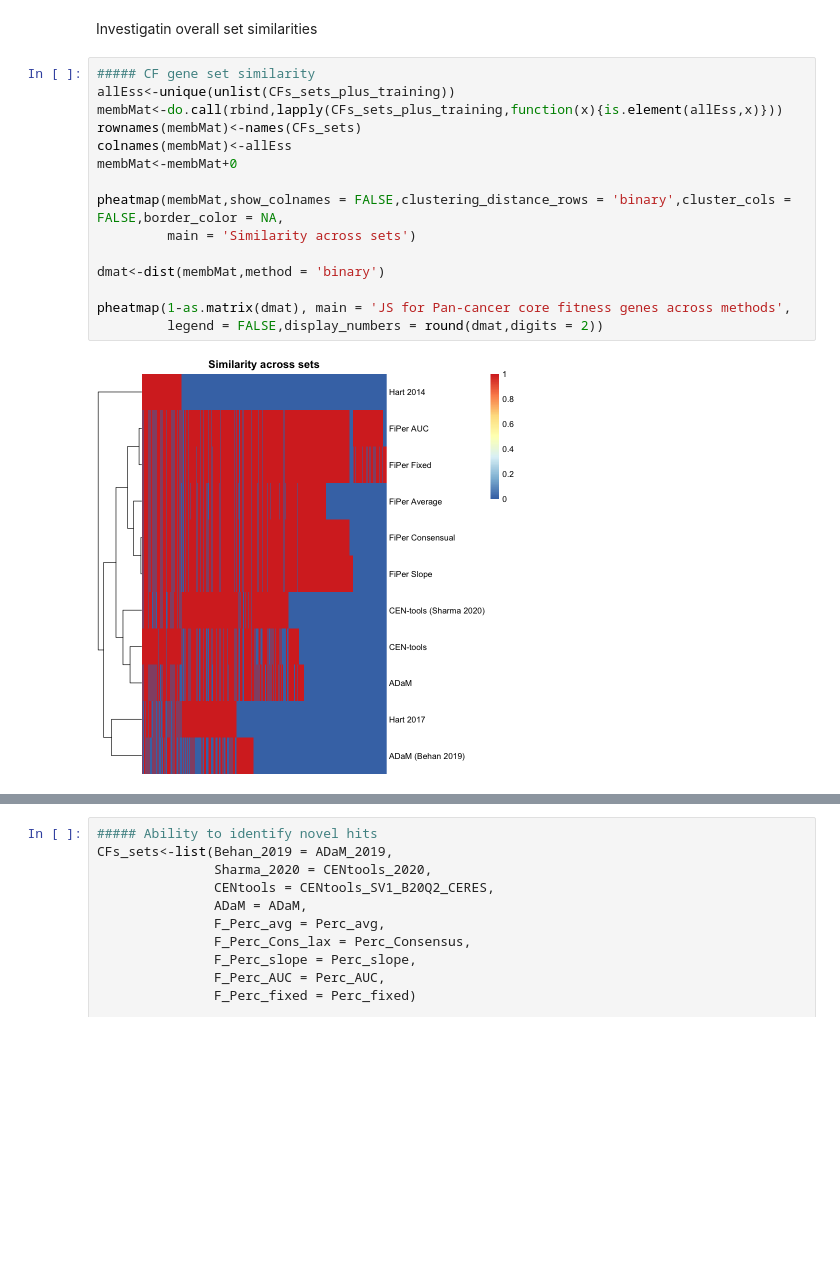
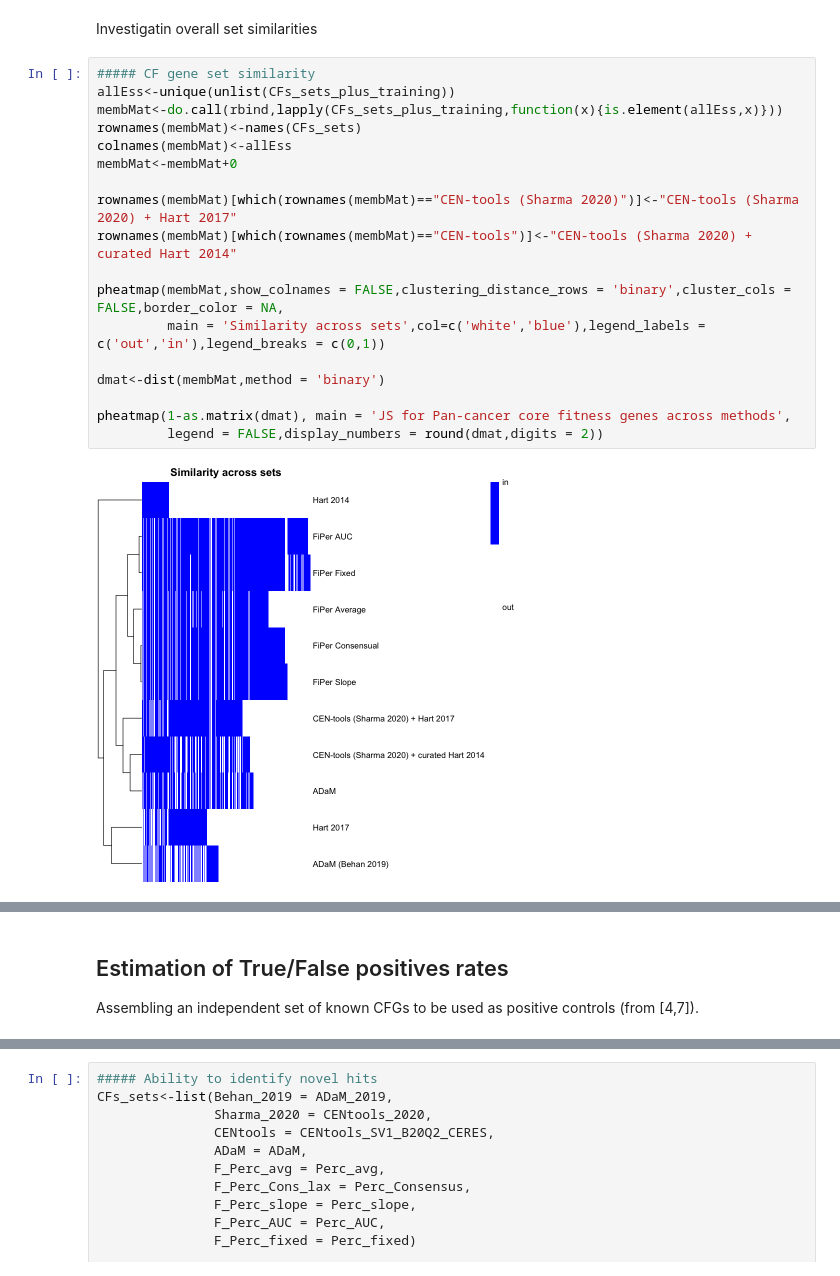
Before and after one commit to DepMap-Analytics/CoRe, a Jupyter notebook: notebooks/CoRe_Benchmarking.ipynb, the cells around one changed output, grey strips where cells are left out. Cells and saved outputs as stored; diff of their text form; blank space fills up the shorter version.

```diff
--- a/notebooks/CoRe_Benchmarking.ipynb
+++ b/notebooks/CoRe_Benchmarking.ipynb
@@ -422,17 +422,20 @@ Investigatin overall set similarities
 # %%
 ##### CF gene set similarity
 allEss<-unique(unlist(CFs_sets_plus_training))
 membMat<-do.call(rbind,lapply(CFs_sets_plus_training,function(x){is.element(allEss,x)}))
 rownames(membMat)<-names(CFs_sets)
 colnames(membMat)<-allEss
 membMat<-membMat+0
 
+rownames(membMat)[which(rownames(membMat)=="CEN-tools (Sharma 2020)")]<-"CEN-tools (Sharma 2020) + Hart 2017"
+rownames(membMat)[which(rownames(membMat)=="CEN-tools")]<-"CEN-tools (Sharma 2020) + curated Hart 2014"
+
 pheatmap(membMat,show_colnames = FALSE,clustering_distance_rows = 'binary',cluster_cols = FALSE,border_color = NA,
-         main = 'Similarity across sets')
+         main = 'Similarity across sets',col=c('white','blue'),legend_labels = c('out','in'),legend_breaks = c(0,1))
 
 dmat<-dist(membMat,method = 'binary')
 
 pheatmap(1-as.matrix(dmat), main = 'JS for Pan-cancer core fitness genes across methods',
          legend = FALSE,display_numbers = round(dmat,digits = 2))
 # %% [output]
-[figure, old version]
+[figure, new version]
@@ -439,0 +443,3 @@ pheatmap(1-as.matrix(dmat), main = 'JS for Pan-cancer core fitness genes across
+# %% [markdown]
+## Estimation of True/False positives rates
+Assembling an independent set of known CFGs to be used as positive controls (from [4,7]).
```
Also changed, not shown: parts of 6 cells of this notebook, 1 other file.
